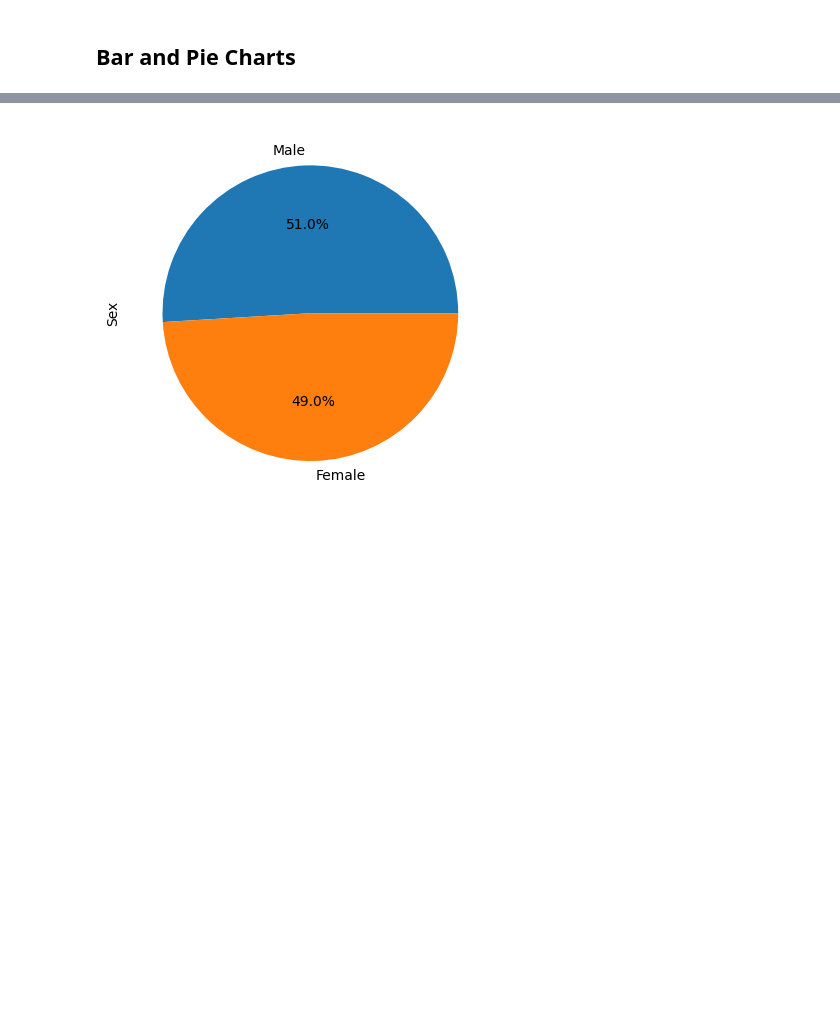
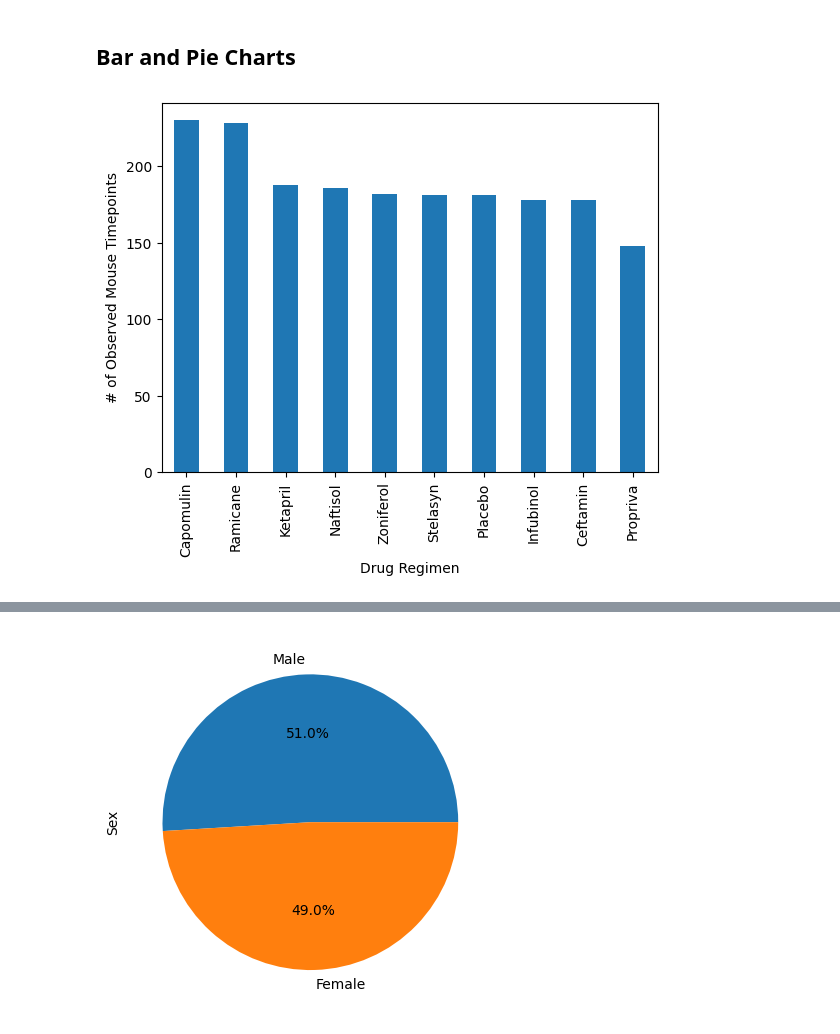
Before and after one commit to ComfyKoala/pymaceuticals-challenge, a Jupyter notebook: Pymaceuticals/pymaceuticals.ipynb, the cells around one changed output, grey strips where cells are left out. Drawn from its saved outputs; the diff is of its cells as text; code cells hidden in the pictures; blank space fills up the shorter version.

```diff
--- a/Pymaceuticals/pymaceuticals.ipynb
+++ b/Pymaceuticals/pymaceuticals.ipynb
@@ -142,5 +142,10 @@ agg_tumor_by_drug_2
 ## Bar and Pie Charts
 # %%
 # Generate a bar plot showing the total number of rows (Mouse ID/Timepoints) for each drug regimen using Pandas.
+drug_counts = clean_study_data['Drug Regimen'].value_counts()
+# ; added to silence output
+drug_counts.plot(kind='bar',ylabel='# of Observed Mouse Timepoints');
+# %% [output]
+[figure, added]
 # %%
 # Generate a bar plot showing the total number of rows (Mouse ID/Timepoints) for each drug regimen using pyplot.
```
Also changed, not shown: parts of 13 cells of this notebook.
